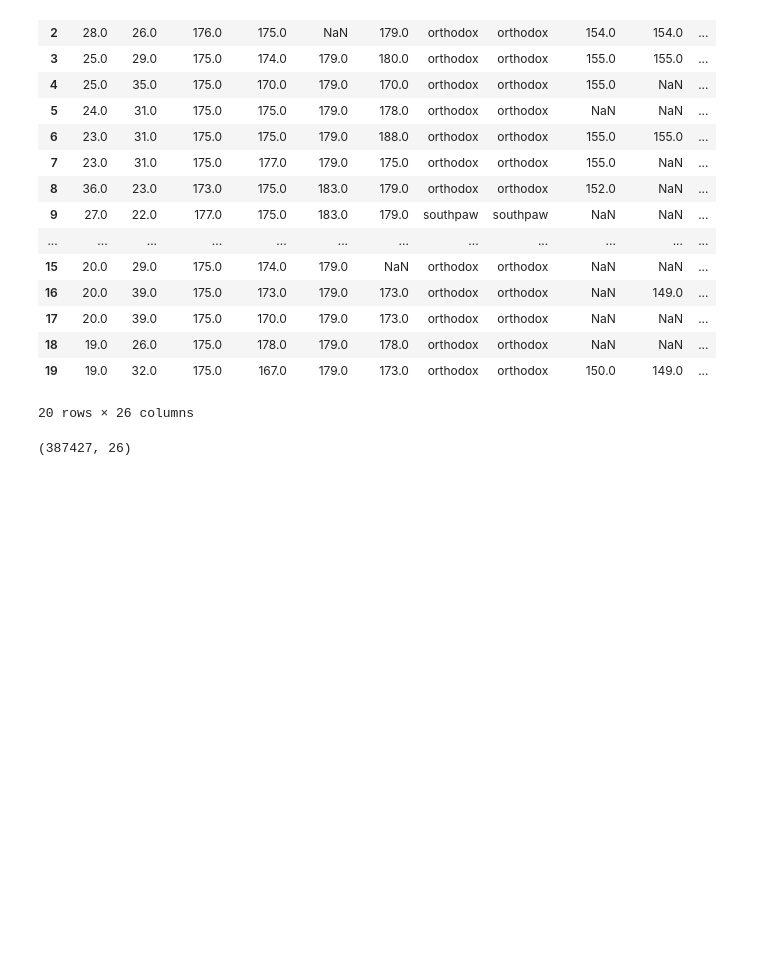
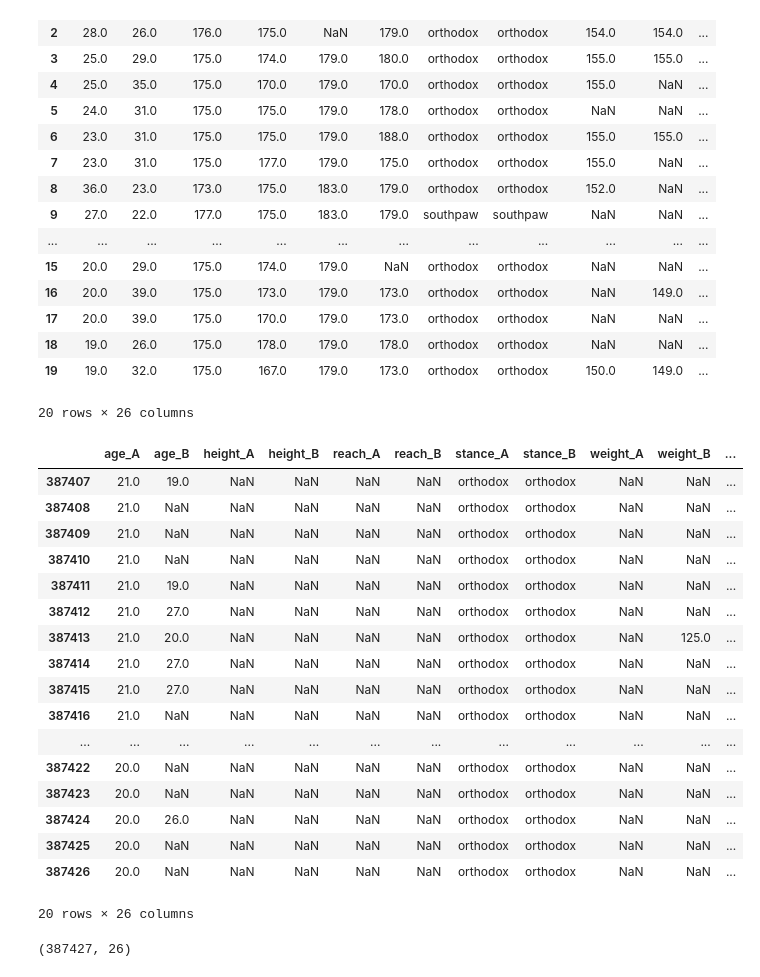
Before and after one commit to BLouie2/GA-ClassProjects, a Jupyter notebook: Boxing data exploration.ipynb, the cells around one changed output. Drawn from its saved outputs; the diff is of its cells as text; code cells hidden in the pictures; blank space fills up the shorter version.

```diff
--- a/Boxing data exploration.ipynb
+++ b/Boxing data exploration.ipynb
@@ -79,6 +80,27 @@ boxing.head(20)
 | 18 | 19.0 | 26.0 | 175.0 | 178.0 | 179.0 | 178.0 | orthodox | orthodox | NaN | NaN | ... |
 | 19 | 19.0 | 32.0 | 175.0 | 167.0 | 179.0 | 173.0 | orthodox | orthodox | 150.0 | 149.0 | ... |
 20 rows × 26 columns
+# %%
+boxing.tail(20)
+# %% [output]
+|  | age_A | age_B | height_A | height_B | reach_A | reach_B | stance_A | stance_B | weight_A | weight_B | ... |
+| 387407 | 21.0 | 19.0 | NaN | NaN | NaN | NaN | orthodox | orthodox | NaN | NaN | ... |
+| 387408 | 21.0 | NaN | NaN | NaN | NaN | NaN | orthodox | orthodox | NaN | NaN | ... |
+| 387409 | 21.0 | NaN | NaN | NaN | NaN | NaN | orthodox | orthodox | NaN | NaN | ... |
+| 387410 | 21.0 | NaN | NaN | NaN | NaN | NaN | orthodox | orthodox | NaN | NaN | ... |
+| 387411 | 21.0 | 19.0 | NaN | NaN | NaN | NaN | orthodox | orthodox | NaN | NaN | ... |
+| 387412 | 21.0 | 27.0 | NaN | NaN | NaN | NaN | orthodox | orthodox | NaN | NaN | ... |
+| 387413 | 21.0 | 20.0 | NaN | NaN | NaN | NaN | orthodox | orthodox | NaN | 125.0 | ... |
+| 387414 | 21.0 | 27.0 | NaN | NaN | NaN | NaN | orthodox | orthodox | NaN | NaN | ... |
+| 387415 | 21.0 | 27.0 | NaN | NaN | NaN | NaN | orthodox | orthodox | NaN | NaN | ... |
+| 387416 | 21.0 | NaN | NaN | NaN | NaN | NaN | orthodox | orthodox | NaN | NaN | ... |
+| ... | ... | ... | ... | ... | ... | ... | ... | ... | ... | ... | ... |
+| 387422 | 20.0 | NaN | NaN | NaN | NaN | NaN | orthodox | orthodox | NaN | NaN | ... |
+| 387423 | 20.0 | NaN | NaN | NaN | NaN | NaN | orthodox | orthodox | NaN | NaN | ... |
+| 387424 | 20.0 | 26.0 | NaN | NaN | NaN | NaN | orthodox | orthodox | NaN | NaN | ... |
+| 387425 | 20.0 | NaN | NaN | NaN | NaN | NaN | orthodox | orthodox | NaN | NaN | ... |
+| 387426 | 20.0 | NaN | NaN | NaN | NaN | NaN | orthodox | orthodox | NaN | NaN | ... |
+20 rows × 26 columns
 # %%
 boxing.shape
 # %% [output]
```
Also changed, not shown: parts of 27 cells of this notebook.
